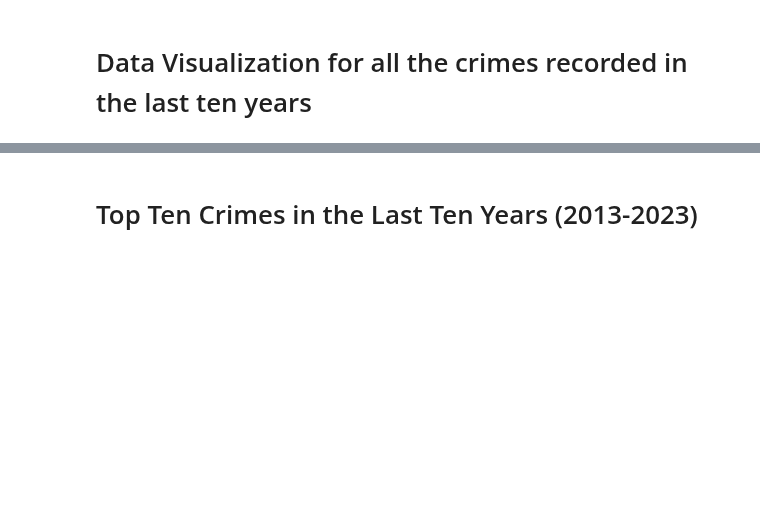
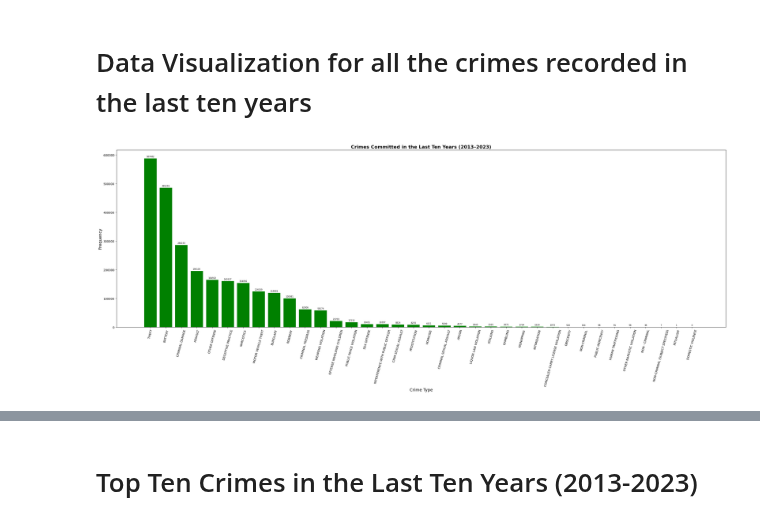
Before and after one commit to DuoDduo/AI-fellowship-module-2, a Jupyter notebook: Tasks/Task19/task19.ipynb, the cells around one changed output, grey strips where cells are left out. Cells and saved outputs as stored; diff of their text form; code cells hidden in the pictures; blank space fills up the shorter version.

```diff
--- a/Tasks/Task19/task19.ipynb
+++ b/Tasks/Task19/task19.ipynb
@@ -237,15 +446,20 @@ print("\nCrime type counts (2013–2023):\n", crime_type_counts_10)
 # %% [markdown]
 # Data Visualization for all the crimes recorded in the last ten years
 # %%
-# Plotting a barchart for the crimes committed in the last ten years
-plt.figure(figsize=(20,10))
-bars = plt.bar(crime_ten_yrs.index, crime_ten_yrs.values, color='red')
-plt.xlabel('Crimes', fontsize=12)
-plt.ylabel('Frequency', fontsize=12)
-plt.title("Crimes committed in the last ten Years(2013-2023)", weight='bold')
-plt.xticks(rotation=90)
-plt.bar_label(bars, fmt='%.0f', padding=3, fontsize=6)
+# Plot ALL crime categories
+plt.figure(figsize=(30,12))   # Increased figure size for clarity
+bars = plt.bar(crime_type_counts_10.index, crime_type_counts_10.values, color="green")
+
+plt.xlabel("Crime Type", fontsize=14)
+plt.ylabel("Frequency", fontsize=14)
+plt.title("Crimes Committed in the Last Ten Years (2013–2023)", weight="bold", fontsize=16)
+
+plt.xticks(rotation=75, fontsize=10)   # rotate labels for better readability
+plt.bar_label(bars, fmt="%.0f", padding=3, fontsize=7)  # keep values small but readable
+plt.tight_layout()
 plt.show()
+# %% [output]
+[figure, added]
 # %%
 # top
 # Count all crime types from the index
```
Also changed, not shown: parts of 30 cells of this notebook, 1 other file.
